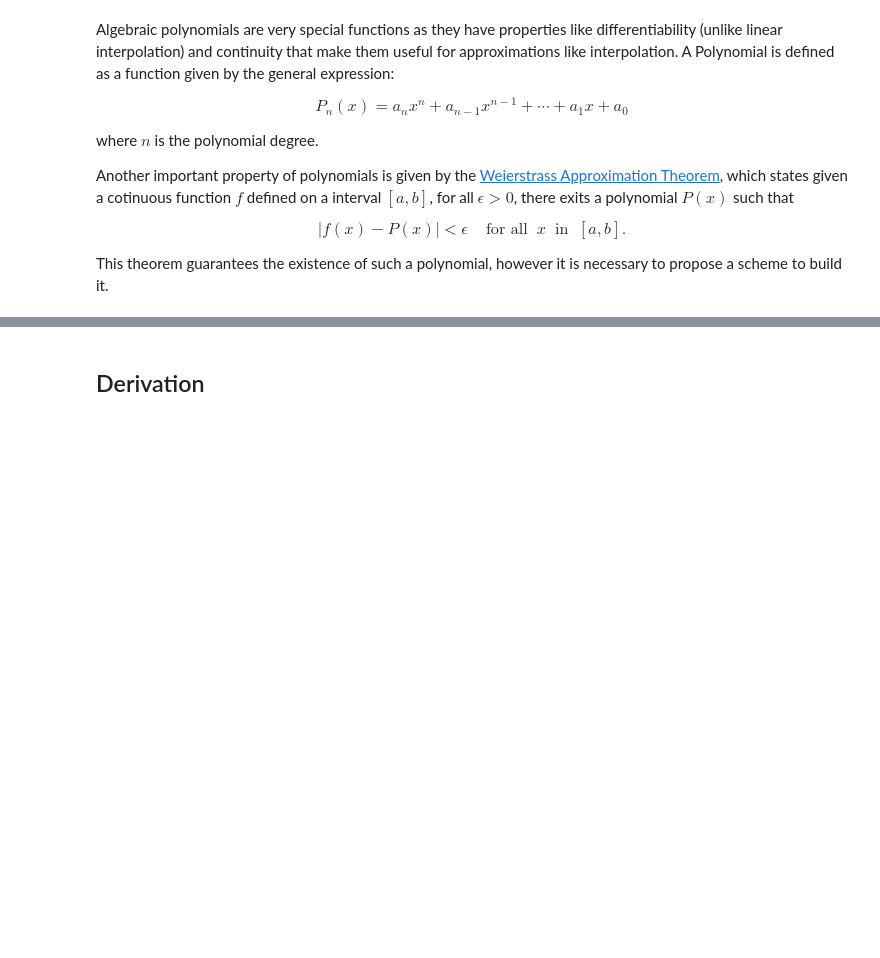
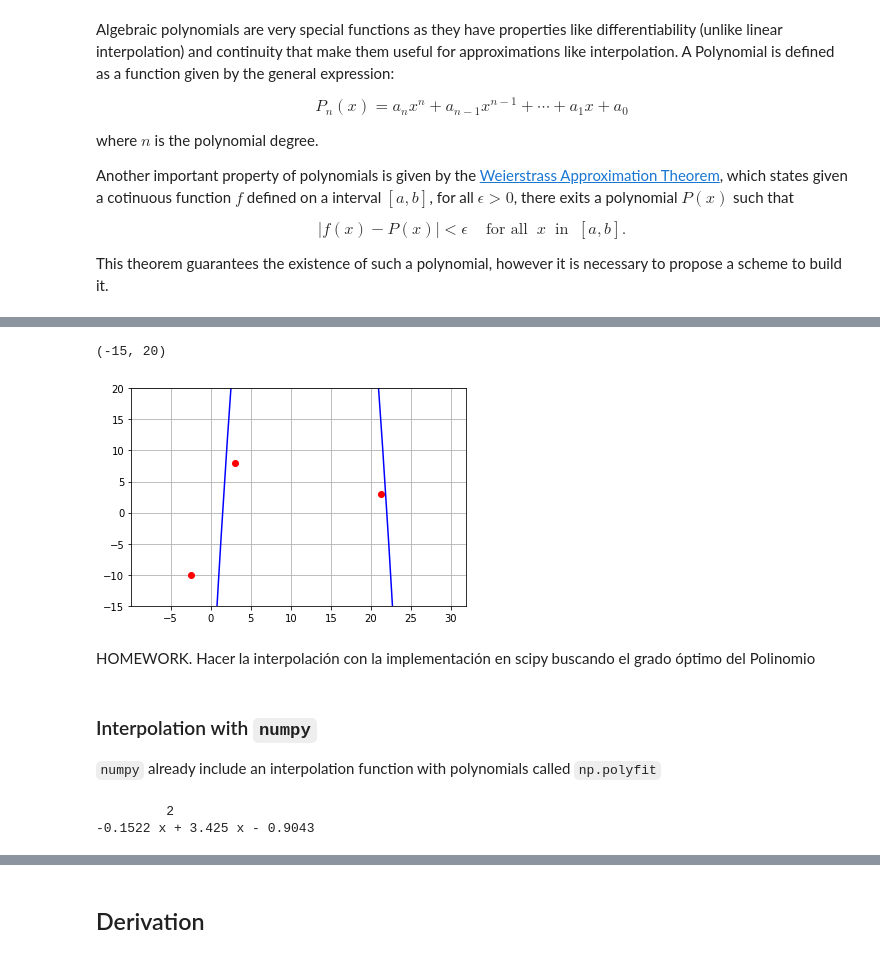
Before and after one commit to sbustamante/ComputationalMethods, a Jupyter notebook: material/interpolation.ipynb, the cells around one changed output, grey strips where cells are left out. Saved outputs shown, nothing was run; the diff lists cells and outputs as text; code cells hidden in the pictures; blank space fills up the shorter version.

```diff
--- a/material/interpolation.ipynb
+++ b/material/interpolation.ipynb
@@ -143,0 +182,14 @@ This theorem guarantees the existence of such a polynomial, however it is necess
+# %%
+plt.plot(df.X,df.Y,'ro')
+x=np.linspace(-8,30)
+plt.plot(x,-P( x),'b-')
+plt.grid()
+plt.ylim(-15,20)
+# %% [output]
+(-15, 20)
+[figure, added]
+# %% [markdown]
+HOMEWORK. Hacer la interpolación con la implementación en scipy buscando el grado óptimo del Polinomio
+# %% [markdown]
+### Interpolation with `numpy`
+`numpy` already include an interpolation function with polynomials called `np.polyfit`
@@ -143,0 +200,5 @@ This theorem guarantees the existence of such a polynomial, however it is necess
+# %%
+print(np.poly1d(coeffs))
+# %% [output]
+         2
+-0.1522 x + 3.425 x - 0.9043
```
Also changed, not shown: parts of 22 cells of this notebook, 2 other files.
